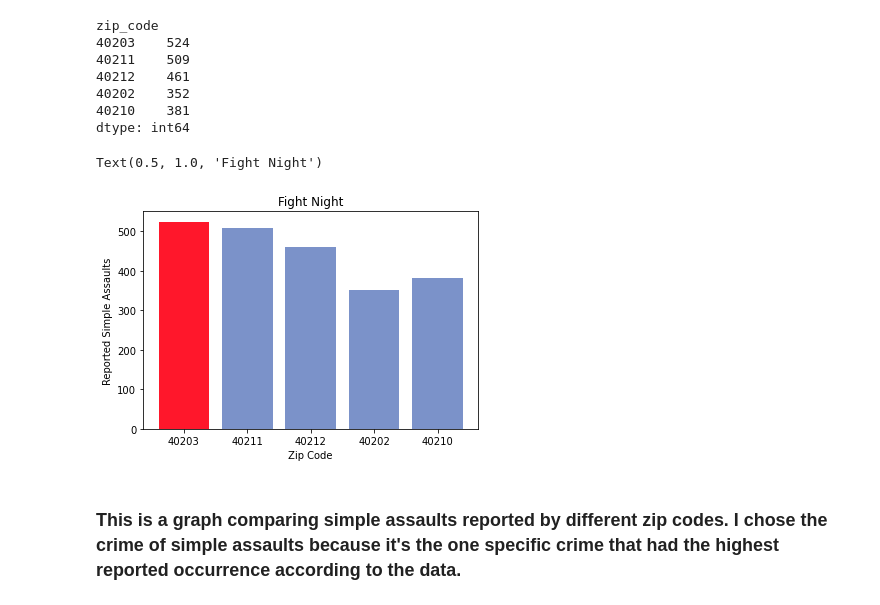
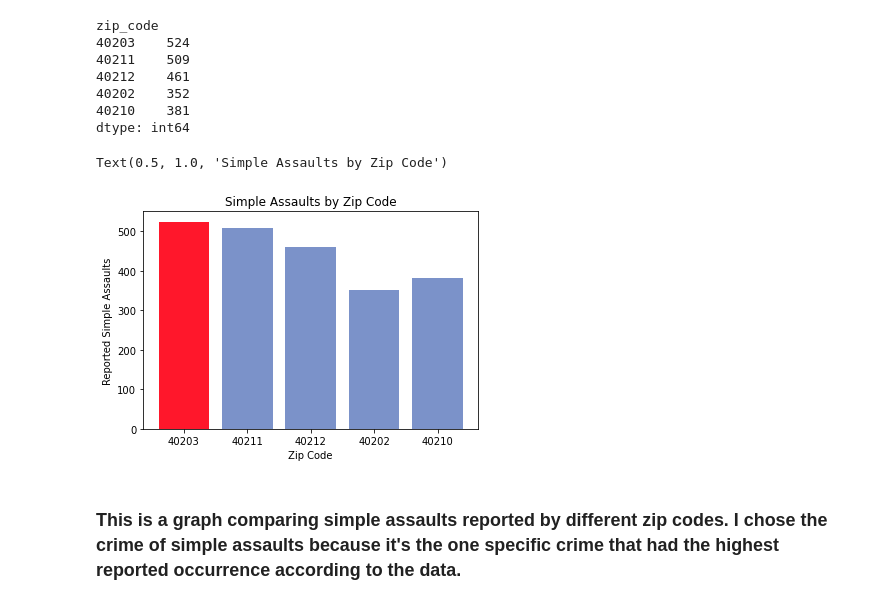
Before and after one commit to ZakM2000/Criminal_Analysis, a Jupyter notebook: Notebooks/LMPD_Crime_Analytics.ipynb, the cells around one changed output. Cells and saved outputs as stored; diff of their text form; code cells hidden in the pictures.

```diff
--- a/Notebooks/LMPD_Crime_Analytics.ipynb
+++ b/Notebooks/LMPD_Crime_Analytics.ipynb
@@ -924,21 +924,21 @@ dtype: int64
 # %%
 colors = ["#7b92c9"]*len(Kill_zone)
 max_index = Fight_Night.idxmax()
 highlight_position = Fight_Night.index.get_loc(max_index)
 colors[highlight_position] = "#ff172b"
 
 plt.bar(
     Fight_Night.index,
     Fight_Night.values,
     color = colors
 )
 
 plt.xlabel("Zip Code")
 plt.ylabel("Reported Simple Assaults")
-plt.title("Fight Night")
+plt.title("Simple Assaults by Zip Code")
 # %% [output]
-Text(0.5, 1.0, 'Fight Night')
+Text(0.5, 1.0, 'Simple Assaults by Zip Code')
-[figure, old version]
+[figure, new version]
 # %% [markdown]
 ### This is a graph comparing simple assaults reported by different zip codes. I chose the crime of simple assaults because it's the one specific crime that had the highest reported occurrence according to the data.
 # %%
```
Also changed, not shown: parts of 6 cells of this notebook.
